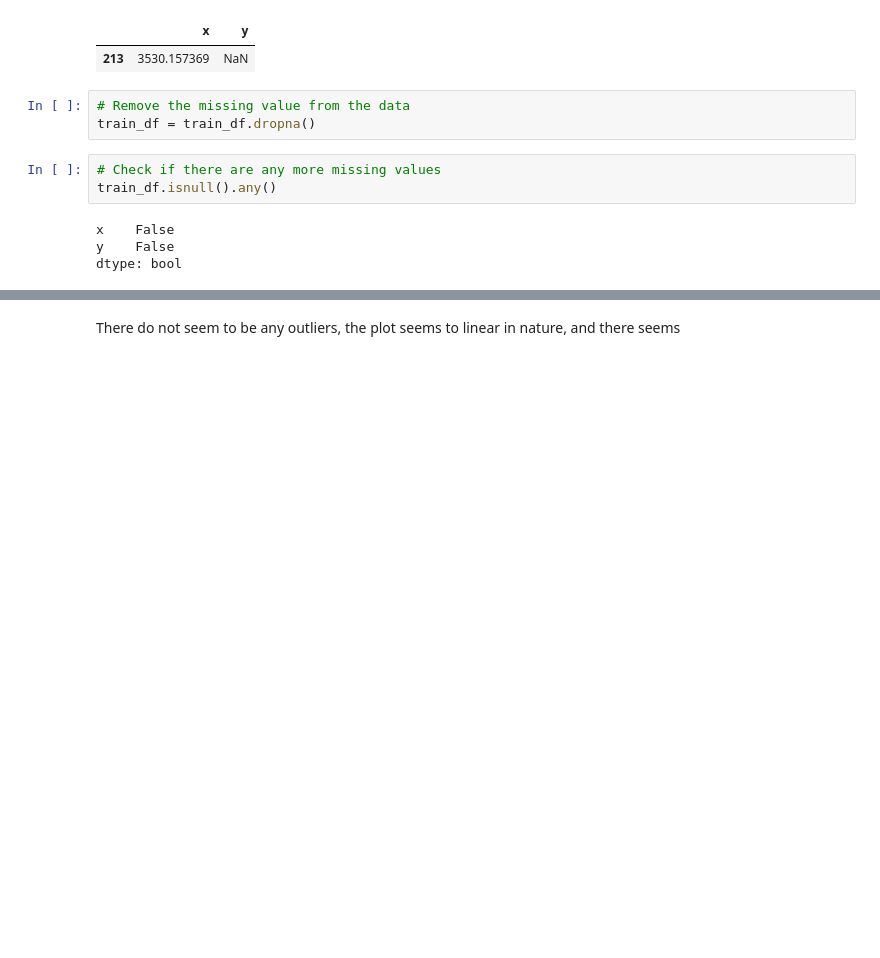
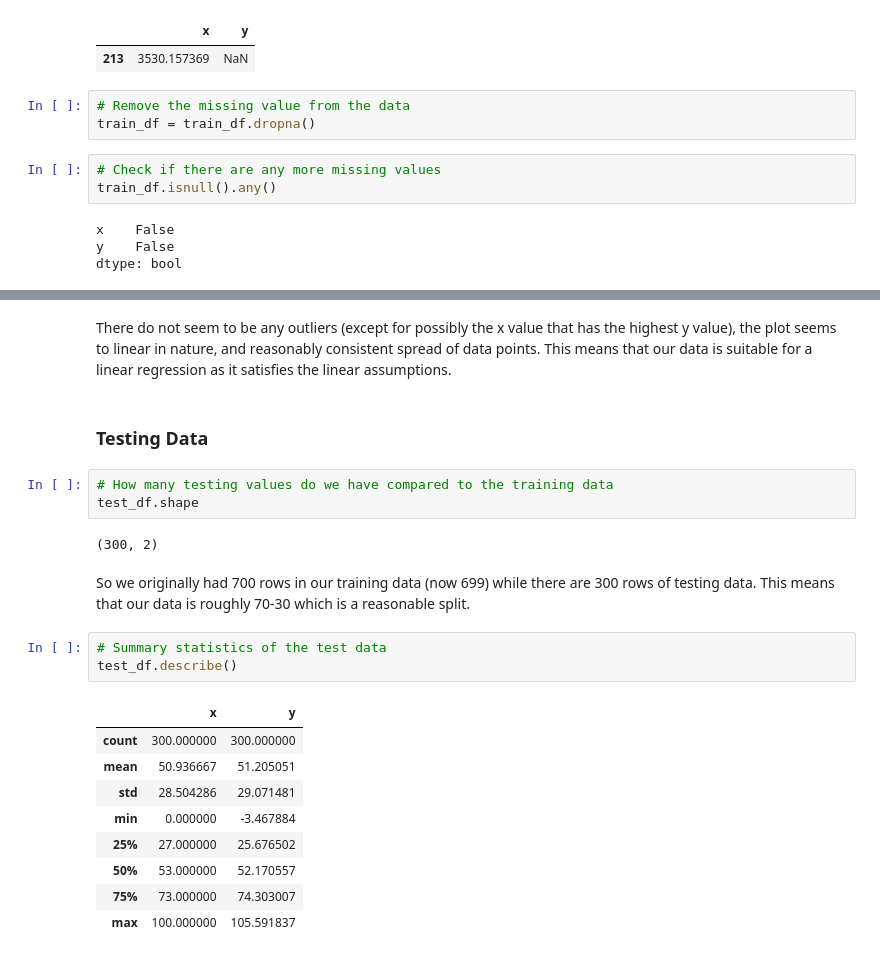
Before and after one commit to beginner-codes/project-ideas, a Jupyter notebook: solutions/linear-regression.ipynb, the cells around one changed output, grey strips where cells are left out. Drawn from its saved outputs; the diff is of its cells as text; blank space fills up the shorter version.

```diff
--- a/solutions/linear-regression.ipynb
+++ b/solutions/linear-regression.ipynb
@@ -72,3 +78,25 @@ sns.scatterplot(x="x", y="y", data=train_df)
 [figure]
 # %% [markdown]
-There do not seem to be any outliers, the plot seems to linear in nature, and there seems
+There do not seem to be any outliers (except for possibly the x value that has the highest y value), the plot seems to linear in nature, and reasonably consistent spread of data points. This means that our data is suitable for a linear regression as it satisfies the linear assumptions.
+# %% [markdown]
+### Testing Data
+# %%
+# How many testing values do we have compared to the training data
+test_df.shape
+# %% [output]
+(300, 2)
+# %% [markdown]
+So we originally had 700 rows in our training data (now 699) while there are 300 rows of testing data. This means that our data is roughly 70-30 which is a reasonable split.
+# %%
+# Summary statistics of the test data
+test_df.describe()
+# %% [output]
+|  | x | y |
+| count | 300.000000 | 300.000000 |
+| mean | 50.936667 | 51.205051 |
+| std | 28.504286 | 29.071481 |
+| min | 0.000000 | -3.467884 |
+| 25% | 27.000000 | 25.676502 |
+| 50% | 53.000000 | 52.170557 |
+| 75% | 73.000000 | 74.303007 |
+| max | 100.000000 | 105.591837 |
```
Also changed, not shown: parts of 24 cells of this notebook.
